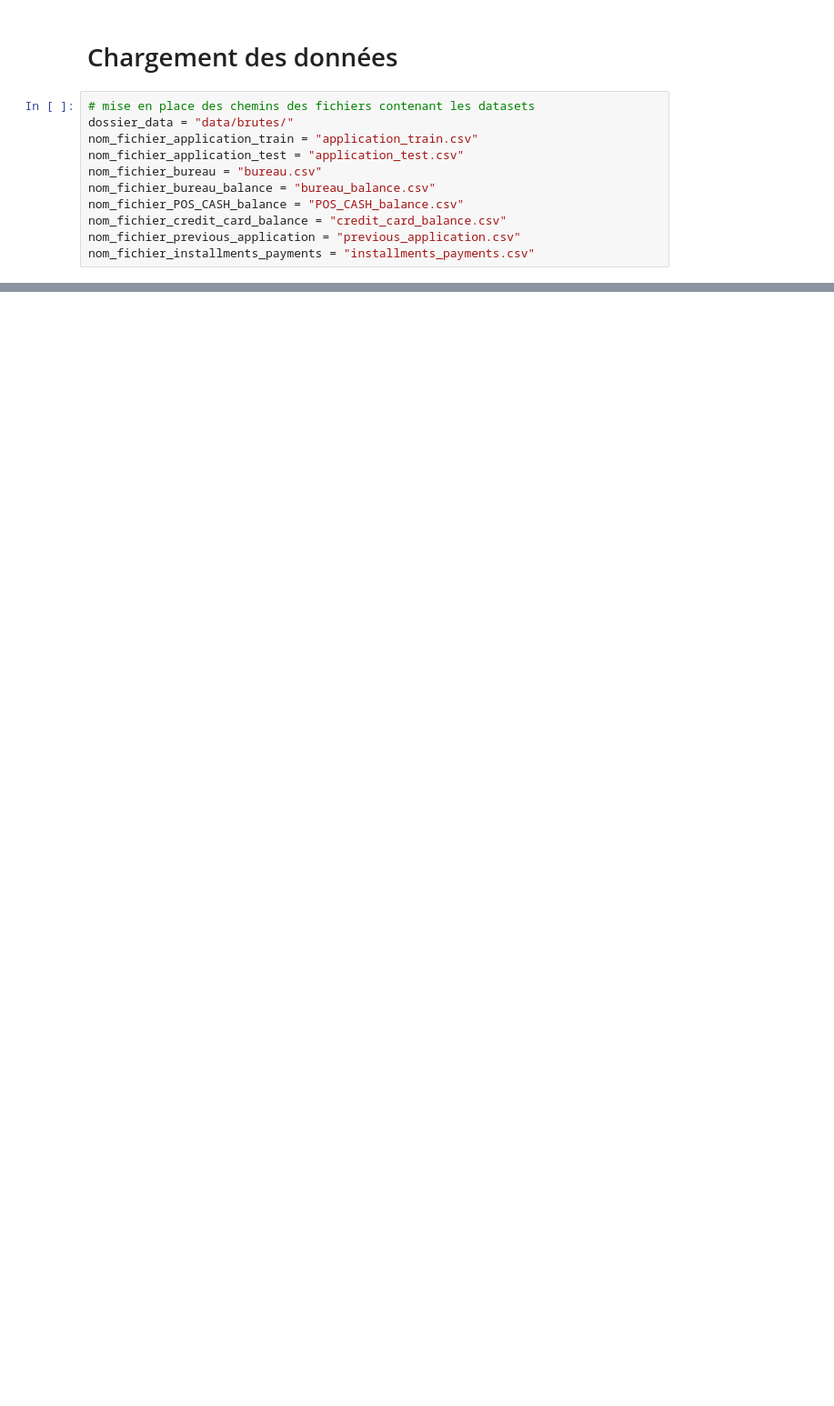
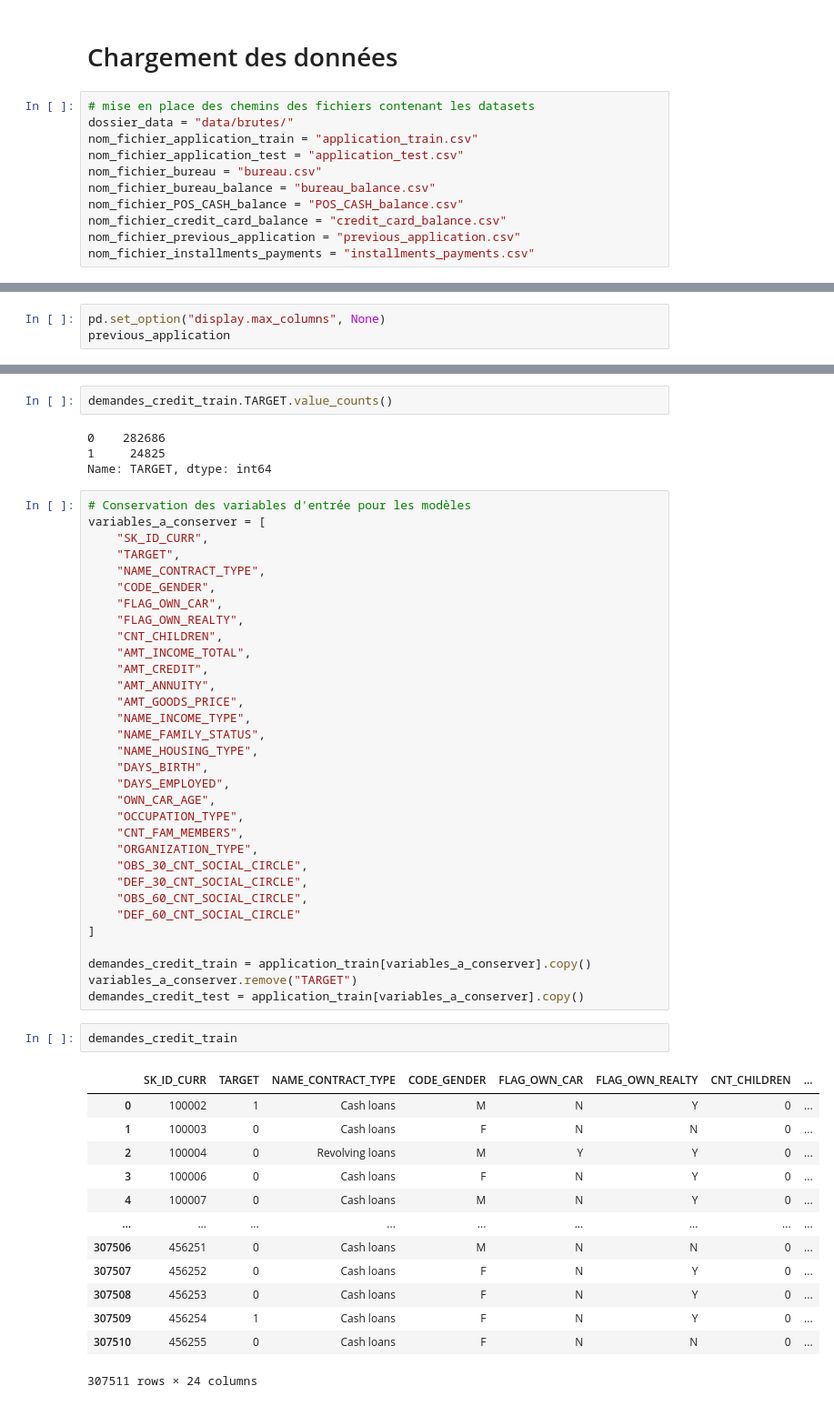
Before and after one commit to sebastienbourgeois/oc-p7-implementer-modele-scoring, a Jupyter notebook: code/modelisation.ipynb, the cells around one changed output, grey strips where cells are left out. Shown at 91% size. Cells and saved outputs as stored; diff of their text form; blank space fills up the shorter version.

```diff
--- a/code/modelisation.ipynb
+++ b/code/modelisation.ipynb
@@ -25,0 +26,3 @@ installments_payments = pd.read_csv(dossier_data + nom_fichier_installments_paym
+# %%
+pd.set_option("display.max_columns", None)
+previous_application
@@ -25,0 +134,54 @@ installments_payments = pd.read_csv(dossier_data + nom_fichier_installments_paym
+# %%
+demandes_credit_train.TARGET.value_counts()
+# %% [output]
+0    282686
+1     24825
+Name: TARGET, dtype: int64
+# %%
+# Conservation des variables d'entrée pour les modèles
+variables_a_conserver = [
+    "SK_ID_CURR",
+    "TARGET",
+    "NAME_CONTRACT_TYPE",
+    "CODE_GENDER",
+    "FLAG_OWN_CAR",
+    "FLAG_OWN_REALTY",
+    "CNT_CHILDREN",
+    "AMT_INCOME_TOTAL",
+    "AMT_CREDIT",
+    "AMT_ANNUITY",
+    "AMT_GOODS_PRICE",
+    "NAME_INCOME_TYPE",
+    "NAME_FAMILY_STATUS",
+    "NAME_HOUSING_TYPE",
+    "DAYS_BIRTH",
+    "DAYS_EMPLOYED",
+    "OWN_CAR_AGE",
+    "OCCUPATION_TYPE",
+    "CNT_FAM_MEMBERS",
+    "ORGANIZATION_TYPE",
+    "OBS_30_CNT_SOCIAL_CIRCLE",
+    "DEF_30_CNT_SOCIAL_CIRCLE",
+    "OBS_60_CNT_SOCIAL_CIRCLE",
+    "DEF_60_CNT_SOCIAL_CIRCLE"
+]
+
+demandes_credit_train = application_train[variables_a_conserver].copy()
+variables_a_conserver.remove("TARGET")
+demandes_credit_test = application_train[variables_a_conserver].copy()
+# %%
+demandes_credit_train
+# %% [output]
+|  | SK_ID_CURR | TARGET | NAME_CONTRACT_TYPE | CODE_GENDER | FLAG_OWN_CAR | FLAG_OWN_REALTY | CNT_CHILDREN | ... |
+| 0 | 100002 | 1 | Cash loans | M | N | Y | 0 | ... |
+| 1 | 100003 | 0 | Cash loans | F | N | N | 0 | ... |
+| 2 | 100004 | 0 | Revolving loans | M | Y | Y | 0 | ... |
+| 3 | 100006 | 0 | Cash loans | F | N | Y | 0 | ... |
+| 4 | 100007 | 0 | Cash loans | M | N | Y | 0 | ... |
+| ... | ... | ... | ... | ... | ... | ... | ... | ... |
+| 307506 | 456251 | 0 | Cash loans | M | N | N | 0 | ... |
+| 307507 | 456252 | 0 | Cash loans | F | N | Y | 0 | ... |
+| 307508 | 456253 | 0 | Cash loans | F | N | Y | 0 | ... |
+| 307509 | 456254 | 1 | Cash loans | F | N | Y | 0 | ... |
+| 307510 | 456255 | 0 | Cash loans | F | N | N | 0 | ... |
+307511 rows × 24 columns
```
Also changed, not shown: parts of 13 cells of this notebook, 1 other file.
